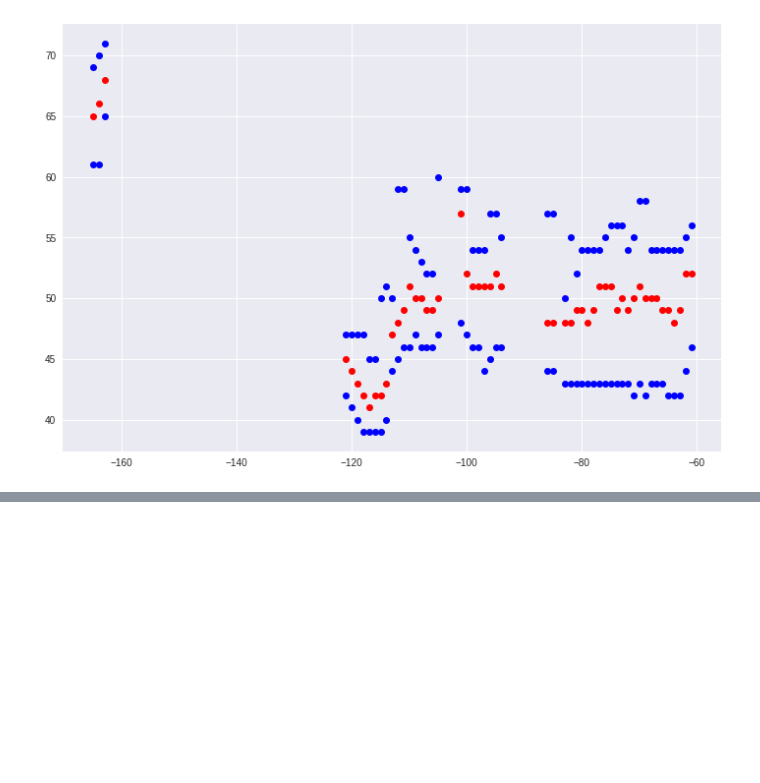
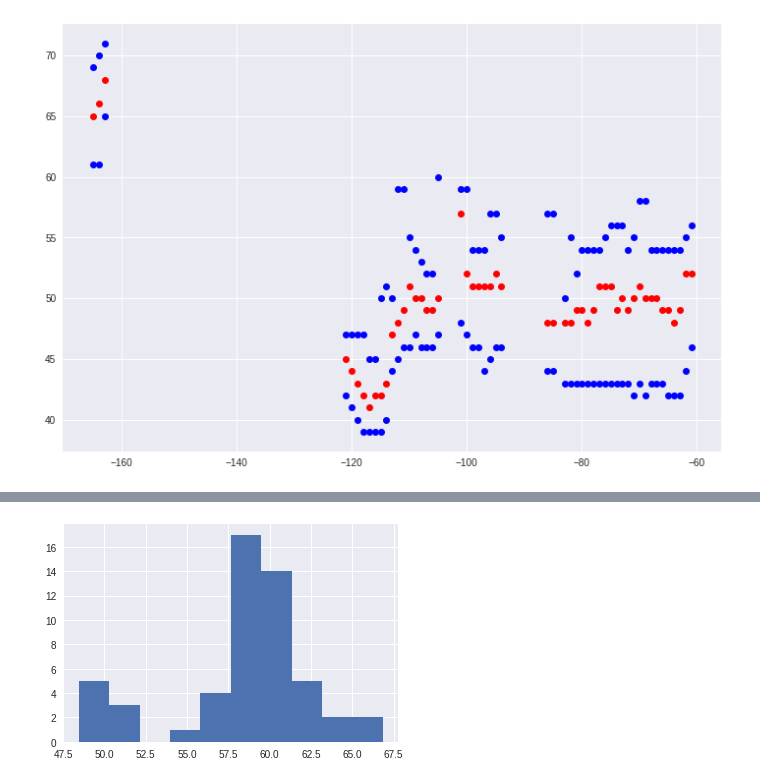
Before and after one commit to bharatreddy/tec-analysis, a Jupyter notebook: ipy/trghLocsTest.ipynb, the cells around one changed output, grey strips where cells are left out. Saved outputs shown, nothing was run; the diff lists cells and outputs as text; code cells hidden in the pictures; blank space fills up the shorter version.

```diff
--- a/ipy/trghLocsTest.ipynb
+++ b/ipy/trghLocsTest.ipynb
@@ -72,0 +109,9 @@ print glonFreq, glonBins
+# %%
+# plt.plot( selTrDF["minFltrdTecVal"], "." )
+plt.hist( selTrDF["minTecMlat"] )
+meanTecValTrghMin = selTrDF["minFltrdTecVal"].mean()
+stdTecValTrghMin = selTrDF["minFltrdTecVal"].std()
+# Discard the trough locations which are more than
+# 1 std away...
+# %% [output]
+[figure, added]
```
Also changed, not shown: parts of 6 cells of this notebook.
